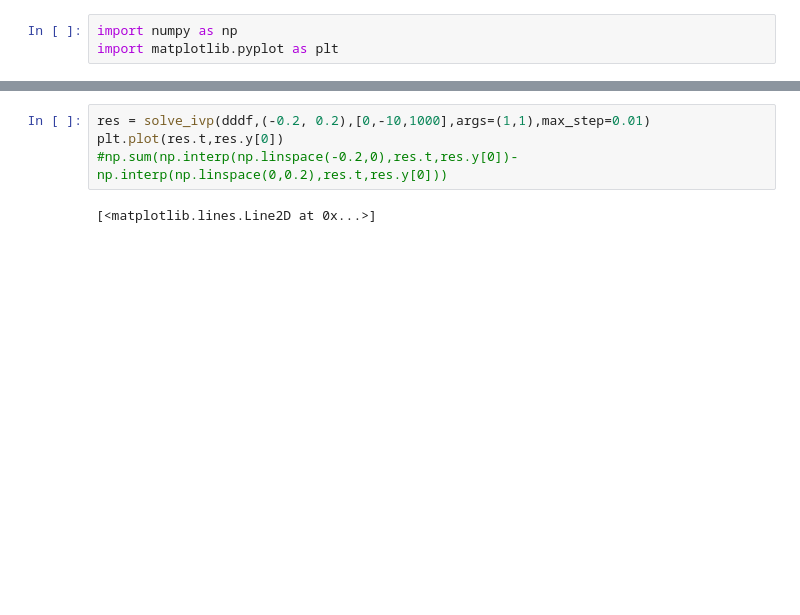
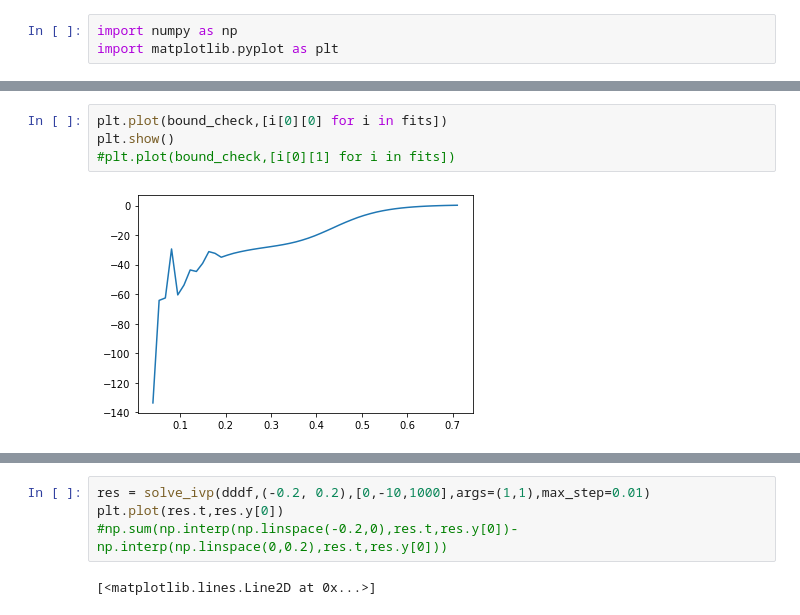
Before and after one commit to Zigolox/bellow-simulation, a Jupyter notebook: Strömmek.ipynb, the cells around one changed output, grey strips where cells are left out. Saved outputs shown, nothing was run; the diff lists cells and outputs as text; blank space fills up the shorter version.

```diff
--- a/Strömmek.ipynb
+++ b/Strömmek.ipynb
@@ -44,3 +71,9 @@ print(1-np.trapz(res.y[0],res.t),np.sum(np.interp(np.linspace(-bounds,0),res.t,r
+# %%
+plt.plot(bound_check,[i[0][0] for i in fits])
+plt.show()
+#plt.plot(bound_check,[i[0][1] for i in fits])
+# %% [output]
+[figure, added]
 # %%
 #Check that integral is correct
 
```
Also changed, not shown: parts of 4 cells of this notebook.
